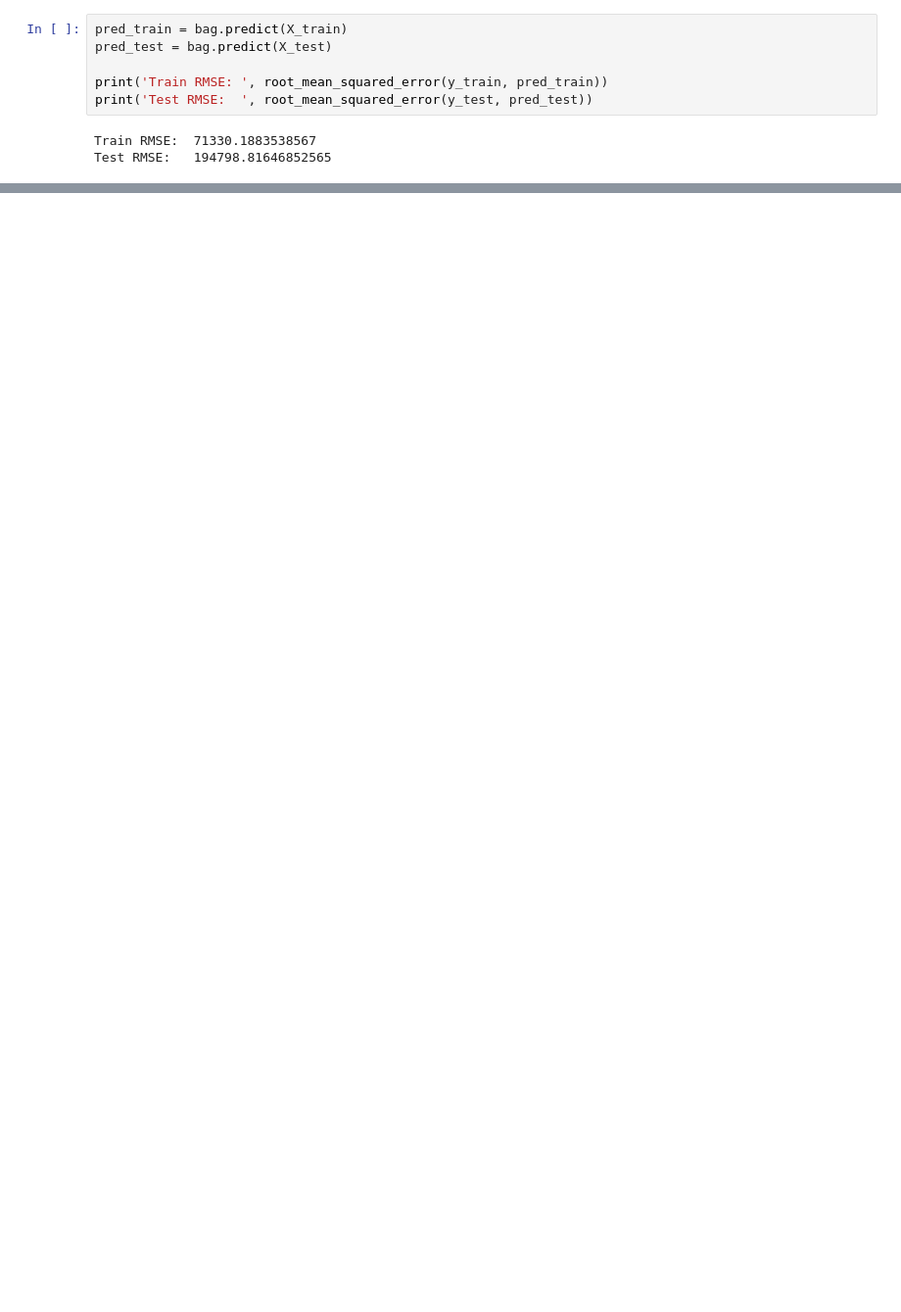
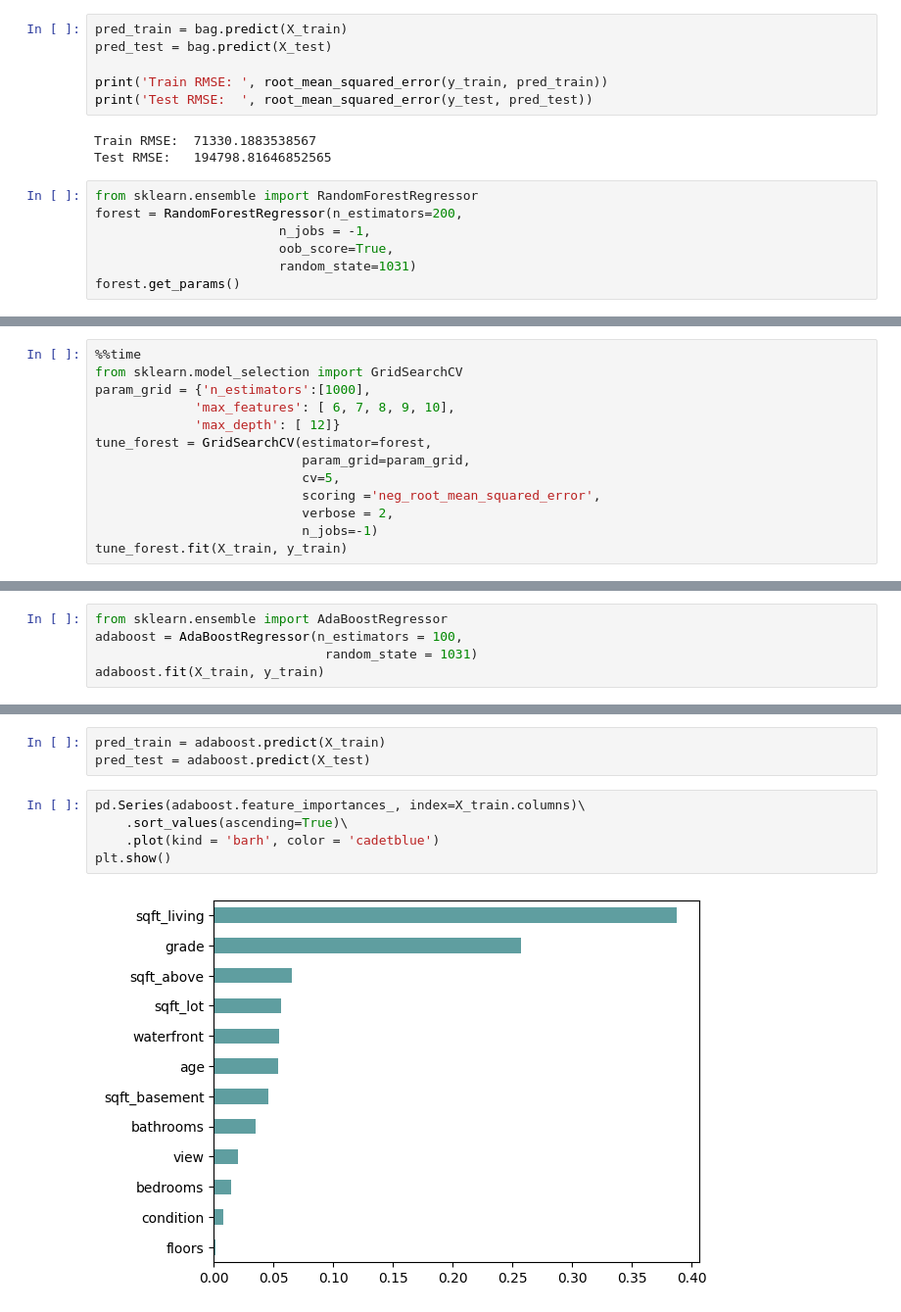
Before and after one commit to AtharvTungatkar/MBA-MAR-664---Predictive-Analytics, a Jupyter notebook: In class/Ensemble Models.ipynb, the cells around one changed output, grey strips where cells are left out. Shown at 98% size. Drawn from its saved outputs; the diff is of its cells as text; blank space fills up the shorter version.

```diff
--- a/In class/Ensemble Models.ipynb
+++ b/In class/Ensemble Models.ipynb
@@ -77,3 +77,10 @@ print('Test RMSE:  ', root_mean_squared_error(y_test, pred_test))
 # %% [output]
 Train RMSE:  71330.1883538567
 Test RMSE:   194798.81646852565
+# %%
+from sklearn.ensemble import RandomForestRegressor
+forest = RandomForestRegressor(n_estimators=200,
+                        n_jobs = -1,
+                        oob_score=True,
+                        random_state=1031)
+forest.get_params()
@@ -79,0 +106,13 @@ Test RMSE:   194798.81646852565
+# %%
+%%time
+from sklearn.model_selection import GridSearchCV
+param_grid = {'n_estimators':[1000],
+             'max_features': [ 6, 7, 8, 9, 10],
+             'max_depth': [ 12]}
+tune_forest = GridSearchCV(estimator=forest,
+                           param_grid=param_grid,
+                           cv=5,
+                           scoring ='neg_root_mean_squared_error',
+                           verbose = 2,
+                           n_jobs=-1)
+tune_forest.fit(X_train, y_train)
@@ -79,0 +146,5 @@ Test RMSE:   194798.81646852565
+# %%
+from sklearn.ensemble import AdaBoostRegressor
+adaboost = AdaBoostRegressor(n_estimators = 100,
+                              random_state = 1031)
+adaboost.fit(X_train, y_train)
@@ -79,0 +162,10 @@ Test RMSE:   194798.81646852565
+# %%
+pred_train = adaboost.predict(X_train)
+pred_test = adaboost.predict(X_test)
+# %%
+pd.Series(adaboost.feature_importances_, index=X_train.columns)\
+    .sort_values(ascending=True)\
+    .plot(kind = 'barh', color = 'cadetblue')
+plt.show()
+# %% [output]
+[figure, added]
```
Also changed, not shown: parts of 21 cells of this notebook, 5 other files.
